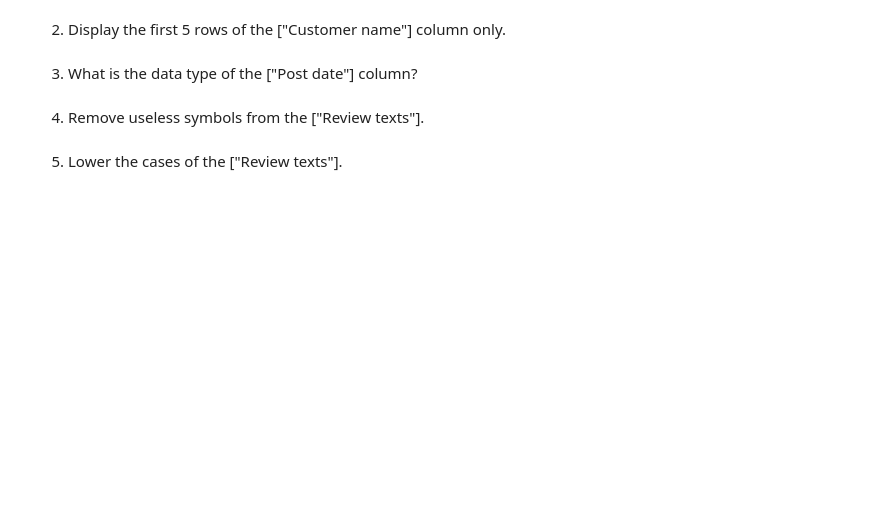
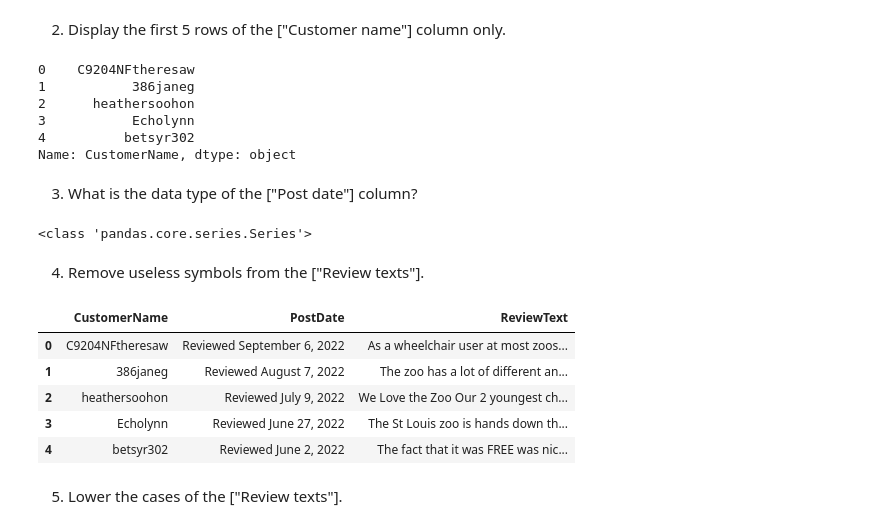
Before and after one commit to wada-yuto/MIS670, a Jupyter notebook: Fall 2022 MIS 670 Mid-term Exam.ipynb, the cells around one changed output. Drawn from its saved outputs; the diff is of its cells as text; code cells hidden in the pictures; blank space fills up the shorter version.

```diff
--- a/Fall 2022 MIS 670 Mid-term Exam.ipynb
+++ b/Fall 2022 MIS 670 Mid-term Exam.ipynb
@@ -92,9 +93,9 @@ print(links)
 # %%
 #initialize dictionary with lists
-job_info = {'CustomerName':[],'PostDate':[],'ReviewText':[]}
+review_info = {'CustomerName':[],'PostDate':[],'ReviewText':[]}
 
 # open project one by one (open each link)
-for i in links[:11]:
+for i in links:
     driver.get(i)
     time.sleep(10)
 
@@ -114,10 +115,8 @@ for i in links[:11]:
         review_text = 0
 
 
-    job_info['CustomerName'].append(customer_name)
-    job_info['PostDate'].append(post_date)
-    job_info['ReviewText'].append(review_text)
-    print("Done!")
+    review_info['CustomerName'].append(customer_name)
+    review_info['PostDate'].append(post_date)
+    review_info['ReviewText'].append(review_text)
 
 driver.close()
-print(job_info)
@@ -151,8 +158,35 @@ jobs.head()
 # %% [markdown]
 2. Display the first 5 rows of the ["Customer name"] column only.
+# %%
+reviews["CustomerName"].head()
+# %% [output]
+0    C9204NFtheresaw
+1           386janeg
+2      heathersoohon
+3           Echolynn
+4          betsyr302
+Name: CustomerName, dtype: object
 # %% [markdown]
 3. What is the data type of the ["Post date"] column?
+# %%
+print(type(reviews["PostDate"]))
+# %% [output]
+<class 'pandas.core.series.Series'>
 # %% [markdown]
 4. Remove useless symbols from the ["Review texts"].
+# %%
+reviews["ReviewText"] = reviews["ReviewText"].str.replace(r'https?://[^\s<>"]+|www\.[^\s<>"]+', "")
+reviews["ReviewText"] = reviews["ReviewText"].str.replace(r'[^a-zA-Z0-9]+', ' ')
+reviews["ReviewText"] = reviews["ReviewText"].str.replace('@#', '')
+reviews["ReviewText"] = reviews["ReviewText"].str.replace("\n", '')
+
+reviews.head()
+# %% [output]
+|  | CustomerName | PostDate | ReviewText |
+| 0 | C9204NFtheresaw | Reviewed September 6, 2022 | As a wheelchair user at most zoos... |
+| 1 | 386janeg | Reviewed August 7, 2022 | The zoo has a lot of different an... |
+| 2 | heathersoohon | Reviewed July 9, 2022 | We Love the Zoo Our 2 youngest ch... |
+| 3 | Echolynn | Reviewed June 27, 2022 | The St Louis zoo is hands down th... |
+| 4 | betsyr302 | Reviewed June 2, 2022 | The fact that it was FREE was nic... |
 # %% [markdown]
 5. Lower the cases of the ["Review texts"].
```
Also changed, not shown: parts of 12 cells of this notebook, 2 other files.
